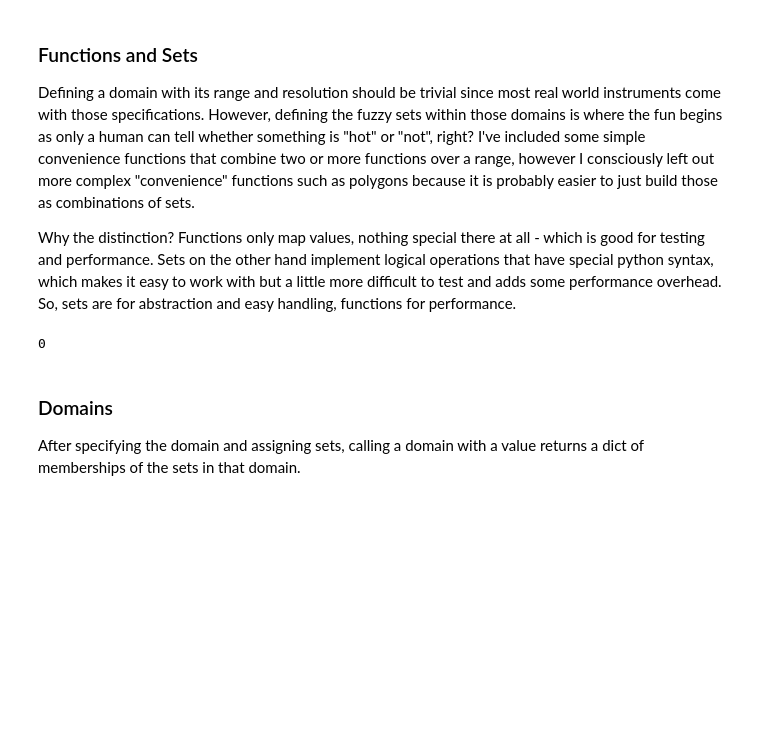
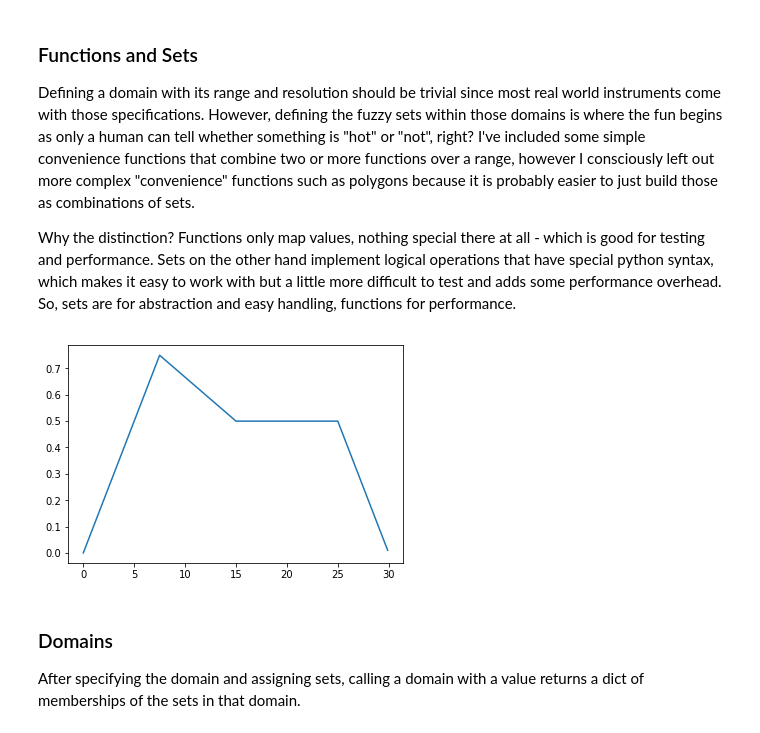
Before and after one commit to Python-Fuzzylogic/fuzzylogic, a Jupyter notebook: Showcase.ipynb, the cells around one changed output. Saved outputs shown, nothing was run; the diff lists cells and outputs as text; code cells hidden in the pictures; blank space fills up the shorter version.

```diff
--- a/Showcase.ipynb
+++ b/Showcase.ipynb
@@ -11,24 +11,20 @@ Why the distinction? Functions only map values, nothing special there at all - w
 # %%
 %matplotlib inline
 from fuzzy.classes import Domain, Set
 from fuzzy.functions import R, S, alpha
 
 T = Domain("test", 0, 30, res=0.1)
 
 up = Set(R(0,10))
 top = Set(alpha(0.5, 1, S(0, 30)))
 down = Set(S(20, 30))
 T.polygon = up & top & down
 
-T.polygon
+T.polygon.plot()
 #T.not_polygon = ~T.polygon
 #T.not_polygon.plot()
-
-d = Domain("d", 0, 1, res=float("inf"))
-d.x = Set(lambda x: 0)
-len(d.x)
 # %% [output]
-0
+[figure, added]
 # %% [markdown]
 ### Domains
 
```
Also changed, not shown: parts of 3 cells of this notebook.
